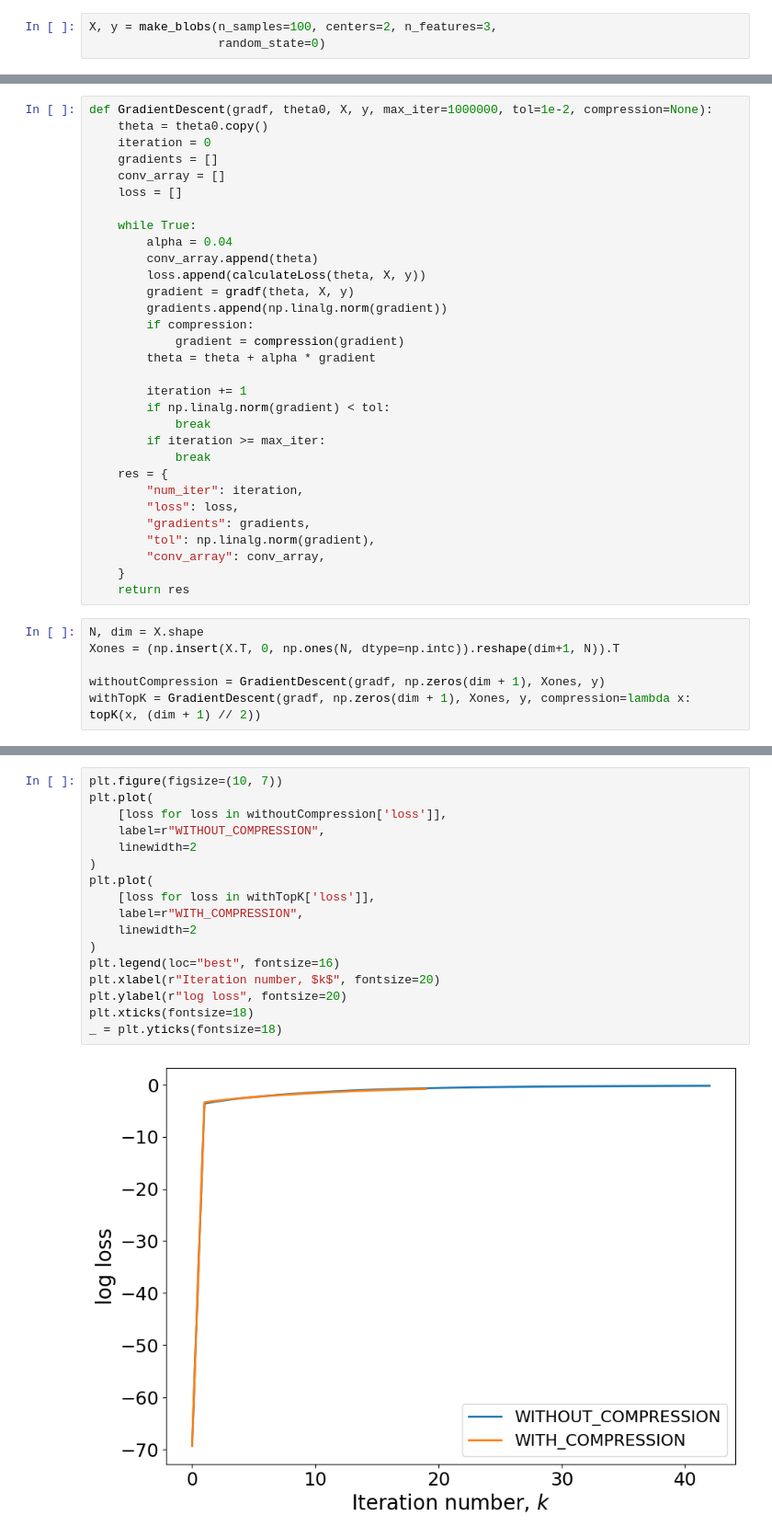
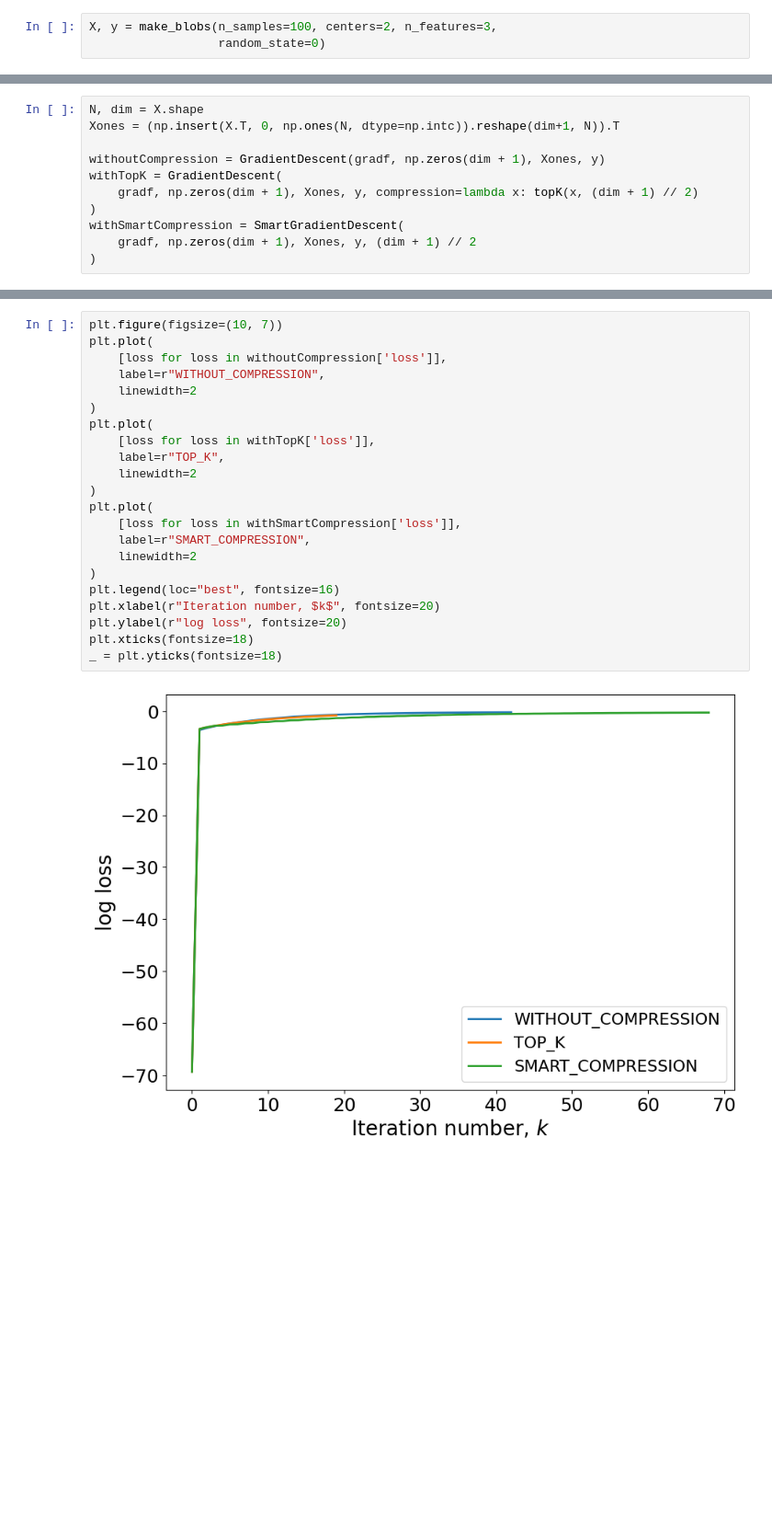
Before and after one commit to ndshaposhnik/compressionGraphics, a Jupyter notebook: graphics.ipynb, the cells around one changed output, grey strips where cells are left out. Shown at 92% size. Drawn from its saved outputs; the diff is of its cells as text; blank space fills up the shorter version.

Commit message:
add utils and smart compression

```diff
--- a/graphics.ipynb
+++ b/graphics.ipynb
@@ -41,37 +16,11 @@ def calculateLoss(theta, X, y):
-# %%
-def GradientDescent(gradf, theta0, X, y, max_iter=1000000, tol=1e-2, compression=None):
-    theta = theta0.copy()
-    iteration = 0
-    gradients = []
-    conv_array = []
-    loss = []
-
-    while True:
-        alpha = 0.04
-        conv_array.append(theta)
-        loss.append(calculateLoss(theta, X, y))
-        gradient = gradf(theta, X, y)
-        gradients.append(np.linalg.norm(gradient))
-        if compression:
-            gradient = compression(gradient)
-        theta = theta + alpha * gradient
-
-        iteration += 1
-        if np.linalg.norm(gradient) < tol:
-            break
-        if iteration >= max_iter:
-            break
-    res = {
-        "num_iter": iteration,
-        "loss": loss,
-        "gradients": gradients,
-        "tol": np.linalg.norm(gradient),
-        "conv_array": conv_array,
-    }
-    return res
 # %%
 N, dim = X.shape
 Xones = (np.insert(X.T, 0, np.ones(N, dtype=np.intc)).reshape(dim+1, N)).T
 
 withoutCompression = GradientDescent(gradf, np.zeros(dim + 1), Xones, y)
-withTopK = GradientDescent(gradf, np.zeros(dim + 1), Xones, y, compression=lambda x: topK(x, (dim + 1) // 2))
+withTopK = GradientDescent(
+    gradf, np.zeros(dim + 1), Xones, y, compression=lambda x: topK(x, (dim + 1) // 2)
+)
+withSmartCompression = SmartGradientDescent(
+    gradf, np.zeros(dim + 1), Xones, y, (dim + 1) // 2
+)
@@ -101,19 +57,24 @@ _ = plt.yticks(fontsize=18)
 # %%
 plt.figure(figsize=(10, 7))
 plt.plot(
     [loss for loss in withoutCompression['loss']],
     label=r"WITHOUT_COMPRESSION",
     linewidth=2
 )
 plt.plot(
     [loss for loss in withTopK['loss']],
-    label=r"WITH_COMPRESSION",
+    label=r"TOP_K",
+    linewidth=2
+)
+plt.plot(
+    [loss for loss in withSmartCompression['loss']],
+    label=r"SMART_COMPRESSION",
     linewidth=2
 )
 plt.legend(loc="best", fontsize=16)
 plt.xlabel(r"Iteration number, $k$", fontsize=20)
 plt.ylabel(r"log loss", fontsize=20)
 plt.xticks(fontsize=18)
 _ = plt.yticks(fontsize=18)
 # %% [output]
-[figure, old version]
+[figure, new version]
```
Also changed, not shown: parts of 7 cells of this notebook, 1 other file.
